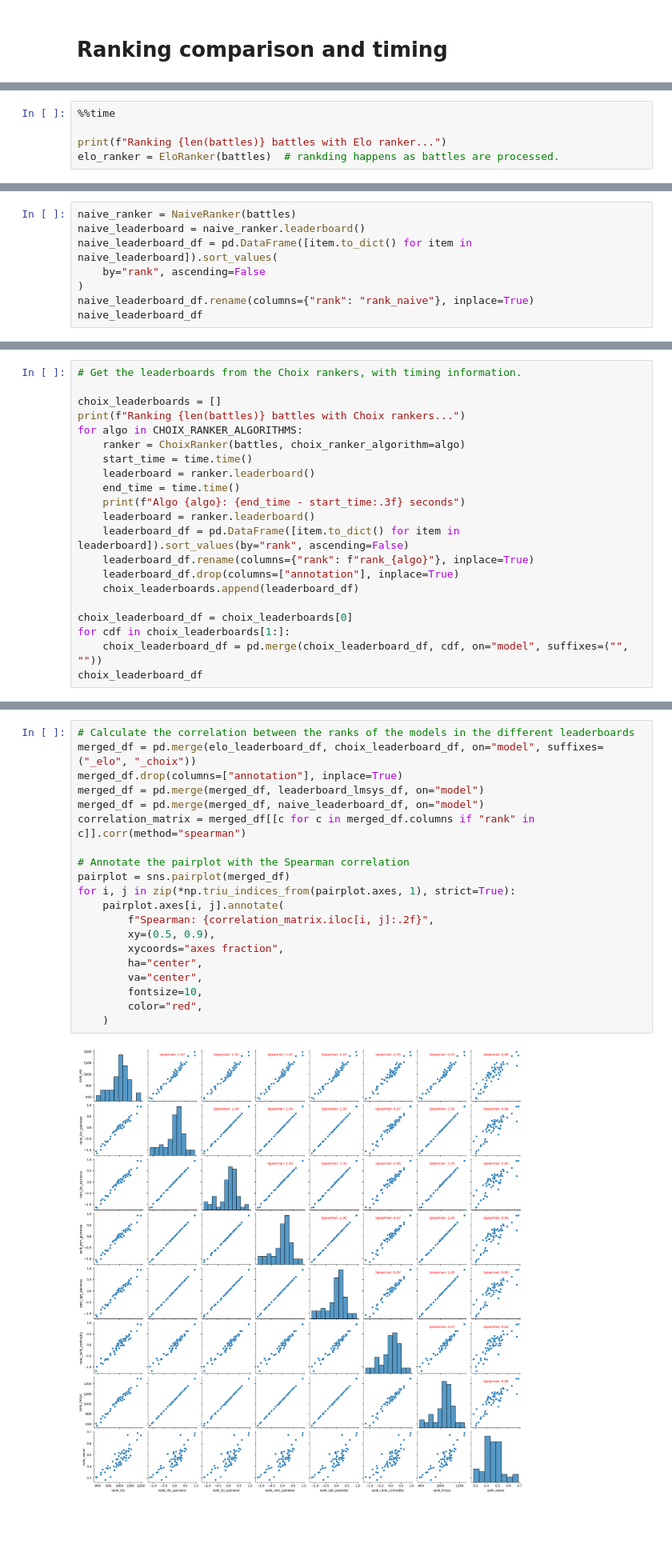
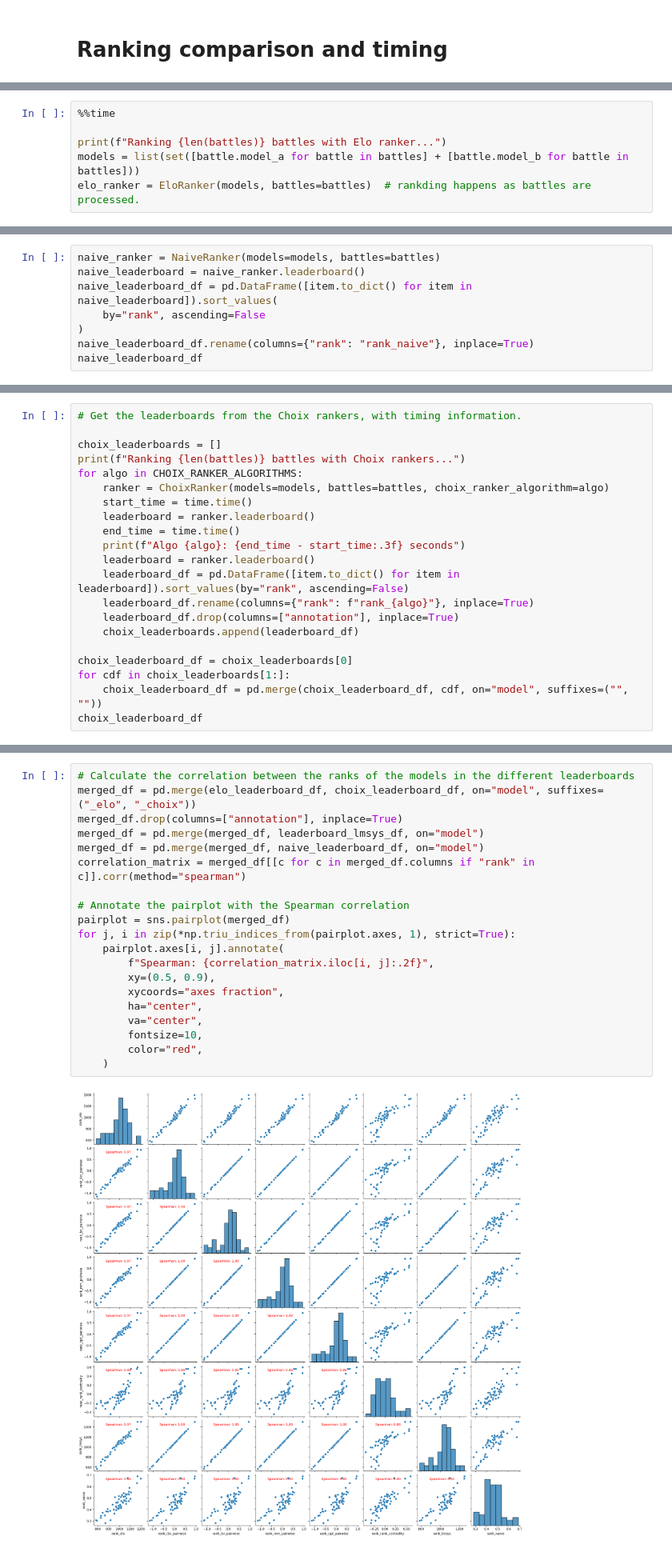
Before and after one commit to wangtian24/tian-scripts, a Jupyter notebook: notebooks/ls_elo_comparison.ipynb, the cells around one changed output, grey strips where cells are left out. Shown at 80% size. Saved outputs shown, nothing was run; the diff lists cells and outputs as text; blank space fills up the shorter version.

Commit message:
Additional ranking and routing models; demo notebook

```diff
--- a/notebooks/ls_elo_comparison.ipynb
+++ b/notebooks/ls_elo_comparison.ipynb
@@ -71,6 +68,7 @@ battles = [row_to_battle(row) for i, row in df.iterrows()]
 %%time
 
 print(f"Ranking {len(battles)} battles with Elo ranker...")
-elo_ranker = EloRanker(battles)  # rankding happens as battles are processed.
+models = list(set([battle.model_a for battle in battles] + [battle.model_b for battle in battles]))
+elo_ranker = EloRanker(models, battles=battles)  # rankding happens as battles are processed.
 # %% [output]
 Ranking 57477 battles with Elo ranker...
@@ -98,7 +96,7 @@ elo_leaderboard_df
 | 5 | dolly-v2-12b | 783.522299 | Starting value 1000.0; 800 adjust... |
 64 rows × 3 columns
 # %%
-naive_ranker = NaiveRanker(battles)
+naive_ranker = NaiveRanker(models=models, battles=battles)
 naive_leaderboard = naive_ranker.leaderboard()
 naive_leaderboard_df = pd.DataFrame([item.to_dict() for item in naive_leaderboard]).sort_values(
     by="rank", ascending=False
@@ -205,7 +203,7 @@ LMSYS: 0.123 seconds
 choix_leaderboards = []
 print(f"Ranking {len(battles)} battles with Choix rankers...")
 for algo in CHOIX_RANKER_ALGORITHMS:
-    ranker = ChoixRanker(battles, choix_ranker_algorithm=algo)
+    ranker = ChoixRanker(models=models, battles=battles, choix_ranker_algorithm=algo)
     start_time = time.time()
     leaderboard = ranker.leaderboard()
     end_time = time.time()
@@ -243,25 +241,25 @@ Algo rank_centrality: 0.009 seconds
 # %%
 # Calculate the correlation between the ranks of the models in the different leaderboards
 merged_df = pd.merge(elo_leaderboard_df, choix_leaderboard_df, on="model", suffixes=("_elo", "_choix"))
 merged_df.drop(columns=["annotation"], inplace=True)
 merged_df = pd.merge(merged_df, leaderboard_lmsys_df, on="model")
 merged_df = pd.merge(merged_df, naive_leaderboard_df, on="model")
 correlation_matrix = merged_df[[c for c in merged_df.columns if "rank" in c]].corr(method="spearman")
 
 # Annotate the pairplot with the Spearman correlation
 pairplot = sns.pairplot(merged_df)
-for i, j in zip(*np.triu_indices_from(pairplot.axes, 1), strict=True):
+for j, i in zip(*np.triu_indices_from(pairplot.axes, 1), strict=True):
     pairplot.axes[i, j].annotate(
         f"Spearman: {correlation_matrix.iloc[i, j]:.2f}",
         xy=(0.5, 0.9),
         xycoords="axes fraction",
         ha="center",
         va="center",
         fontsize=10,
         color="red",
     )
 # %% [output]
-[figure, old version]
+[figure, new version]
 # %%
 merged_df.sort_values(by="rank_ilsr_pairwise", ascending=False).head(5)[["model", "rank_elo", "rank_ilsr_pairwise"]]
 # %% [output]
```
Also changed, not shown: parts of 6 cells of this notebook, 15 other files.
